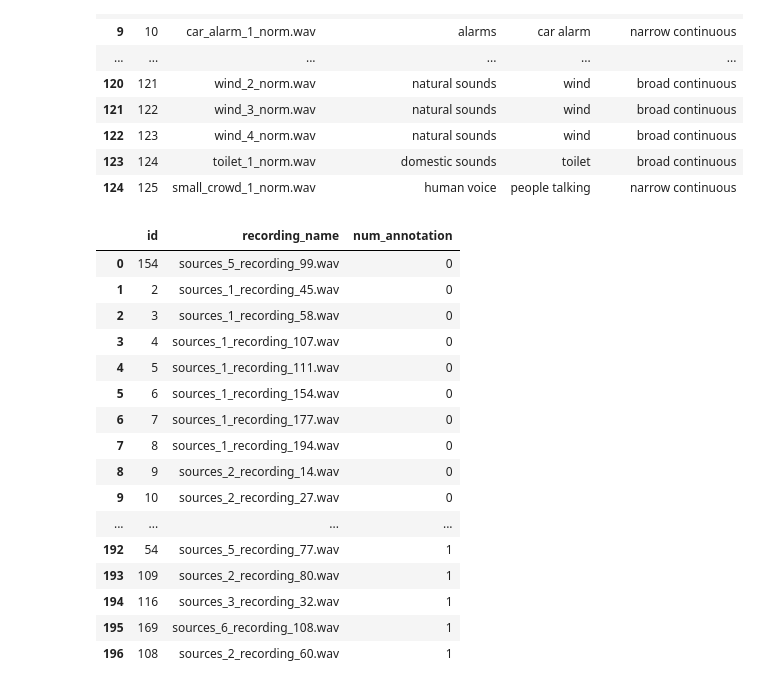
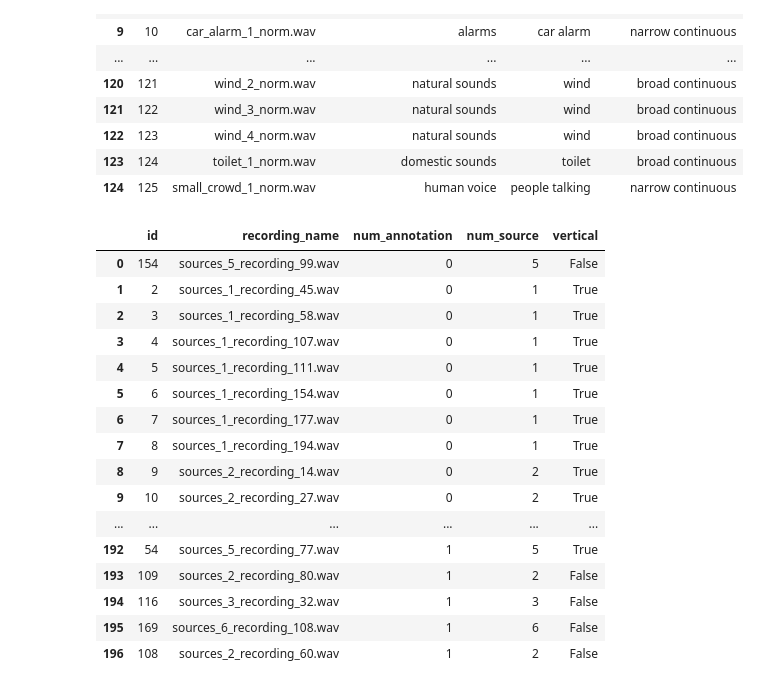
Before and after one commit to ANNIZHENG/Temp-Annotation-Interface, a Jupyter notebook: database/db.ipynb, the cells around one changed output. Cells and saved outputs as stored; diff of their text form; code cells hidden in the pictures.

```diff
--- a/database/db.ipynb
+++ b/database/db.ipynb
@@ -60,23 +54,23 @@ pd.read_sql('''select * from "Source"''',eng)
 | 123 | 124 | toilet_1_norm.wav | domestic sounds | toilet | broad continuous |
 | 124 | 125 | small_crowd_1_norm.wav | human voice | people talking | narrow continuous |
 # %%
-pd.read_sql('''select id, recording_name, num_annotation from "Recording" order by num_annotation asc''',eng)
+pd.read_sql('''select * from "Recording" order by num_annotation asc''',eng)
  # THIS STORES THE ORIGINAL RECORDING TABLE
 # %% [output]
-|  | id | recording_name | num_annotation |
-| 0 | 154 | sources_5_recording_99.wav | 0 |
-| 1 | 2 | sources_1_recording_45.wav | 0 |
-| 2 | 3 | sources_1_recording_58.wav | 0 |
-| 3 | 4 | sources_1_recording_107.wav | 0 |
-| 4 | 5 | sources_1_recording_111.wav | 0 |
-| 5 | 6 | sources_1_recording_154.wav | 0 |
-| 6 | 7 | sources_1_recording_177.wav | 0 |
-| 7 | 8 | sources_1_recording_194.wav | 0 |
-| 8 | 9 | sources_2_recording_14.wav | 0 |
-| 9 | 10 | sources_2_recording_27.wav | 0 |
-| ... | ... | ... | ... |
-| 192 | 54 | sources_5_recording_77.wav | 1 |
-| 193 | 109 | sources_2_recording_80.wav | 1 |
-| 194 | 116 | sources_3_recording_32.wav | 1 |
-| 195 | 169 | sources_6_recording_108.wav | 1 |
-| 196 | 108 | sources_2_recording_60.wav | 1 |
+|  | id | recording_name | num_annotation | num_source | vertical |
+| 0 | 154 | sources_5_recording_99.wav | 0 | 5 | False |
+| 1 | 2 | sources_1_recording_45.wav | 0 | 1 | True |
+| 2 | 3 | sources_1_recording_58.wav | 0 | 1 | True |
+| 3 | 4 | sources_1_recording_107.wav | 0 | 1 | True |
+| 4 | 5 | sources_1_recording_111.wav | 0 | 1 | True |
+| 5 | 6 | sources_1_recording_154.wav | 0 | 1 | True |
+| 6 | 7 | sources_1_recording_177.wav | 0 | 1 | True |
+| 7 | 8 | sources_1_recording_194.wav | 0 | 1 | True |
+| 8 | 9 | sources_2_recording_14.wav | 0 | 2 | True |
+| 9 | 10 | sources_2_recording_27.wav | 0 | 2 | True |
+| ... | ... | ... | ... | ... | ... |
+| 192 | 54 | sources_5_recording_77.wav | 1 | 5 | True |
+| 193 | 109 | sources_2_recording_80.wav | 1 | 2 | False |
+| 194 | 116 | sources_3_recording_32.wav | 1 | 3 | False |
+| 195 | 169 | sources_6_recording_108.wav | 1 | 6 | False |
+| 196 | 108 | sources_2_recording_60.wav | 1 | 2 | False |
```
Also changed, not shown: parts of 3 cells of this notebook, 3 other files.
